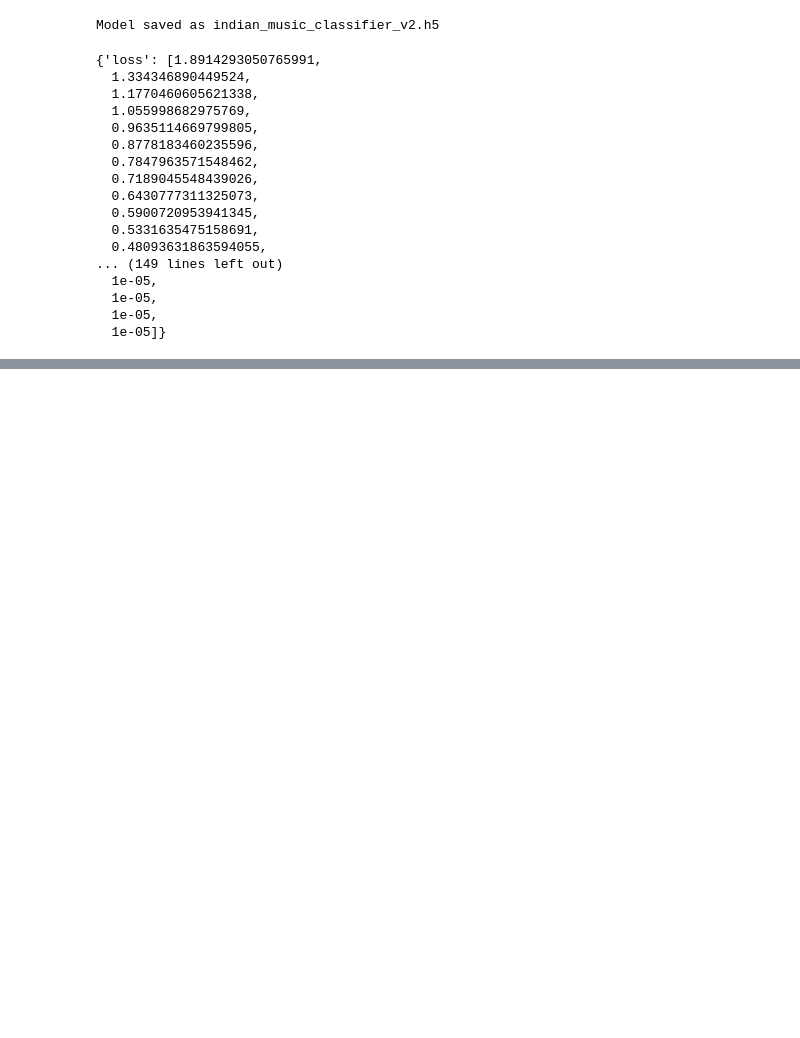
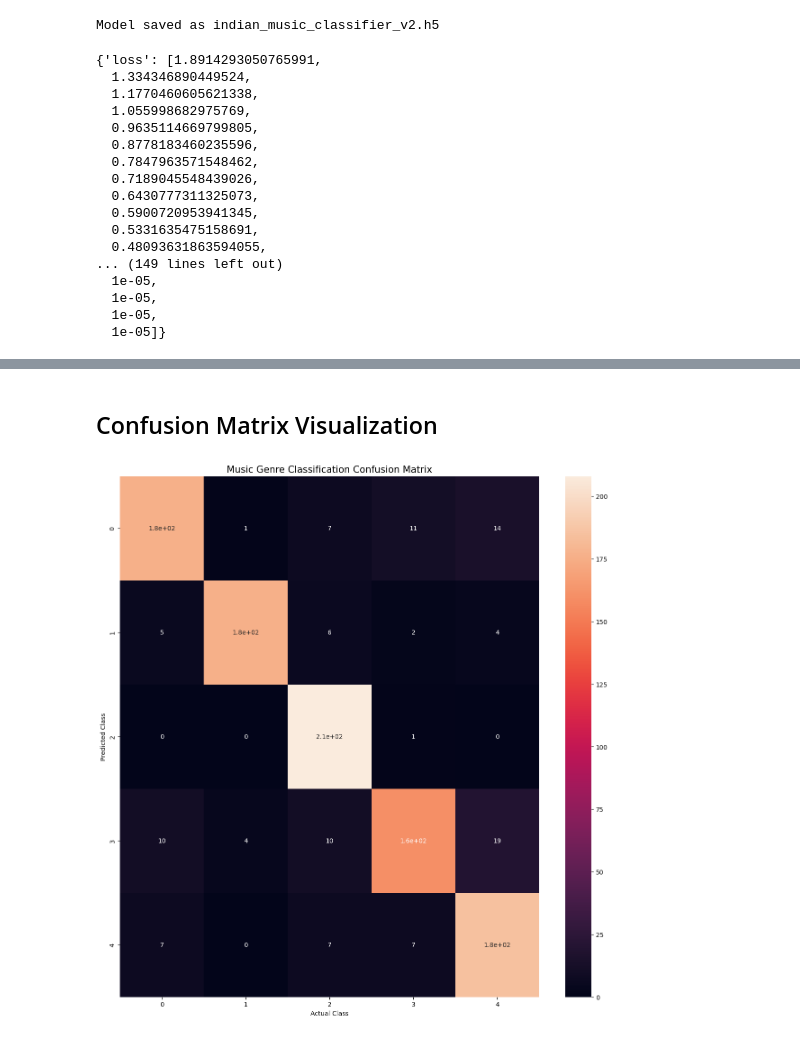
Before and after one commit to DevBySuraj/Indian_Music_Genre_Classifier, a Jupyter notebook: 4_Building_Model.ipynb, the cells around one changed output, grey strips where cells are left out. Cells and saved outputs as stored; diff of their text form; code cells hidden in the pictures; blank space fills up the shorter version.

Commit message:
model evaluation done

```diff
--- a/4_Building_Model.ipynb
+++ b/4_Building_Model.ipynb
@@ -370,0 +373,3 @@ with open('training_hist_v2.json', 'w') as f:
+# %%
+model = tf.keras.models.load_model("indian_music_classifier_v2.keras")
+model.summary()
@@ -370,0 +469,5 @@ with open('training_hist_v2.json', 'w') as f:
+# %%
+y_pred = model.predict(X_test)
+
+#y_pred the predicted labels, y_test the actual labels
+y_pred
@@ -370,0 +494,8 @@ with open('training_hist_v2.json', 'w') as f:
+# %%
+predicted_categories = np.argmax(y_pred, axis = 1)
+predicted_categories
+
+
+# axis = 0
+# predicted_categories = np.argmax(y_pred, axis = 0)
+# predicted_categories
@@ -370,0 +510,8 @@ with open('training_hist_v2.json', 'w') as f:
+# %%
+from sklearn.metrics import confusion_matrix, classification_report
+cm = confusion_matrix(
+    Y_test,
+    predicted_categories,
+)
+
+cm
@@ -370,0 +538,12 @@ with open('training_hist_v2.json', 'w') as f:
+# %% [markdown]
+## Confusion Matrix Visualization
+# %%
+import seaborn as sns
+plt.figure(figsize=(15,15))
+sns.heatmap(cm,annot=True,annot_kws={"size" : 10})
+plt.ylabel("Predicted Class",fontsize=10)
+plt.xlabel("Actual Class",fontsize=10)
+plt.title("Music Genre Classification Confusion Matrix",fontsize=15)
+plt.show()
+# %% [output]
+[figure, added]
```
Also changed, not shown: parts of 20 cells of this notebook, 4 other files.
